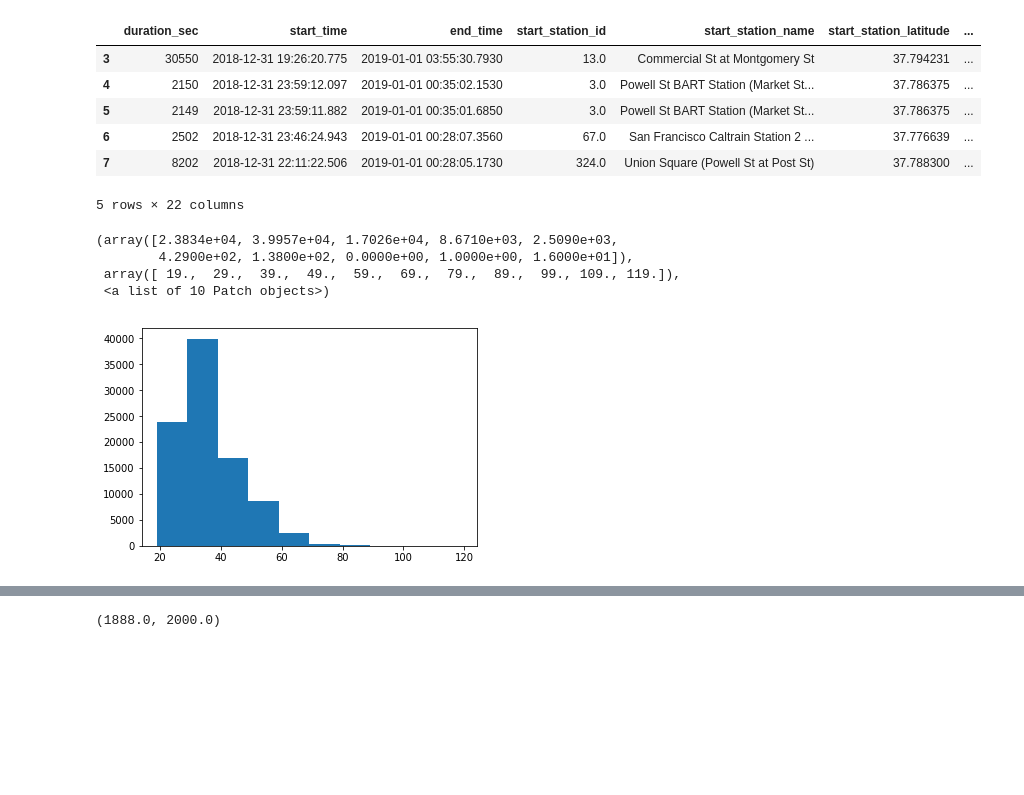
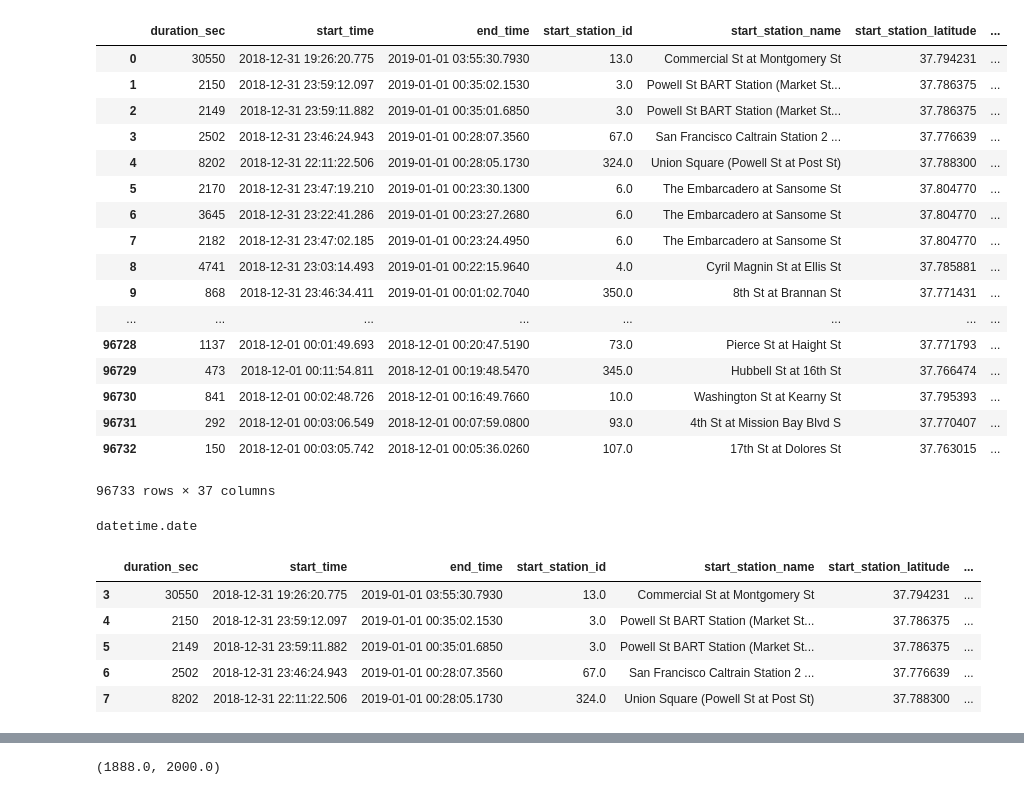
Before and after one commit to david-yang2/Capstone_Project, a Jupyter notebook: EDA.ipynb, the cells around one changed output, grey strips where cells are left out. Saved outputs shown, nothing was run; the diff lists cells and outputs as text; code cells hidden in the pictures; blank space fills up the shorter version.

Commit message:
merged dfs

```diff
--- a/EDA.ipynb
+++ b/EDA.ipynb
@@ -61,11 +94,0 @@ num_malfunctions(df)
-# %%
-sf = model_city(df,1)
-sf.head(5)
-# %% [output]
-|  | duration_sec | start_time | end_time | start_station_id | start_station_name | start_station_latitude | ... |
-| 3 | 30550 | 2018-12-31 19:26:20.775 | 2019-01-01 03:55:30.7930 | 13.0 | Commercial St at Montgomery St | 37.794231 | ... |
-| 4 | 2150 | 2018-12-31 23:59:12.097 | 2019-01-01 00:35:02.1530 | 3.0 | Powell St BART Station (Market St... | 37.786375 | ... |
-| 5 | 2149 | 2018-12-31 23:59:11.882 | 2019-01-01 00:35:01.6850 | 3.0 | Powell St BART Station (Market St... | 37.786375 | ... |
-| 6 | 2502 | 2018-12-31 23:46:24.943 | 2019-01-01 00:28:07.3560 | 67.0 | San Francisco Caltrain Station 2 ... | 37.776639 | ... |
-| 7 | 8202 | 2018-12-31 22:11:22.506 | 2019-01-01 00:28:05.1730 | 324.0 | Union Square (Powell St at Post St) | 37.788300 | ... |
-5 rows × 22 columns
@@ -75,8 +94,0 @@ sj = model_city(df,3)
-# %%
-plt.hist(sf.age)
-# %% [output]
-(array([2.3834e+04, 3.9957e+04, 1.7026e+04, 8.6710e+03, 2.5090e+03,
-        4.2900e+02, 1.3800e+02, 0.0000e+00, 1.0000e+00, 1.6000e+01]),
- array([ 19.,  29.,  39.,  49.,  59.,  69.,  79.,  89.,  99., 109., 119.]),
- <a list of 10 Patch objects>)
-[figure, removed]
@@ -82,0 +101,21 @@ plt.hist(sf.age)
+# %%
+pd.merge(sf,weather, on='date', how='left')
+# %% [output]
+|  | duration_sec | start_time | end_time | start_station_id | start_station_name | start_station_latitude | ... |
+| 0 | 30550 | 2018-12-31 19:26:20.775 | 2019-01-01 03:55:30.7930 | 13.0 | Commercial St at Montgomery St | 37.794231 | ... |
+| 1 | 2150 | 2018-12-31 23:59:12.097 | 2019-01-01 00:35:02.1530 | 3.0 | Powell St BART Station (Market St... | 37.786375 | ... |
+| 2 | 2149 | 2018-12-31 23:59:11.882 | 2019-01-01 00:35:01.6850 | 3.0 | Powell St BART Station (Market St... | 37.786375 | ... |
+| 3 | 2502 | 2018-12-31 23:46:24.943 | 2019-01-01 00:28:07.3560 | 67.0 | San Francisco Caltrain Station 2 ... | 37.776639 | ... |
+| 4 | 8202 | 2018-12-31 22:11:22.506 | 2019-01-01 00:28:05.1730 | 324.0 | Union Square (Powell St at Post St) | 37.788300 | ... |
+| 5 | 2170 | 2018-12-31 23:47:19.210 | 2019-01-01 00:23:30.1300 | 6.0 | The Embarcadero at Sansome St | 37.804770 | ... |
+| 6 | 3645 | 2018-12-31 23:22:41.286 | 2019-01-01 00:23:27.2680 | 6.0 | The Embarcadero at Sansome St | 37.804770 | ... |
+| 7 | 2182 | 2018-12-31 23:47:02.185 | 2019-01-01 00:23:24.4950 | 6.0 | The Embarcadero at Sansome St | 37.804770 | ... |
+| 8 | 4741 | 2018-12-31 23:03:14.493 | 2019-01-01 00:22:15.9640 | 4.0 | Cyril Magnin St at Ellis St | 37.785881 | ... |
+| 9 | 868 | 2018-12-31 23:46:34.411 | 2019-01-01 00:01:02.7040 | 350.0 | 8th St at Brannan St | 37.771431 | ... |
+| ... | ... | ... | ... | ... | ... | ... | ... |
+| 96728 | 1137 | 2018-12-01 00:01:49.693 | 2018-12-01 00:20:47.5190 | 73.0 | Pierce St at Haight St | 37.771793 | ... |
+| 96729 | 473 | 2018-12-01 00:11:54.811 | 2018-12-01 00:19:48.5470 | 345.0 | Hubbell St at 16th St | 37.766474 | ... |
+| 96730 | 841 | 2018-12-01 00:02:48.726 | 2018-12-01 00:16:49.7660 | 10.0 | Washington St at Kearny St | 37.795393 | ... |
+| 96731 | 292 | 2018-12-01 00:03:06.549 | 2018-12-01 00:07:59.0800 | 93.0 | 4th St at Mission Bay Blvd S | 37.770407 | ... |
+| 96732 | 150 | 2018-12-01 00:03:05.742 | 2018-12-01 00:05:36.0260 | 107.0 | 17th St at Dolores St | 37.763015 | ... |
+96733 rows × 37 columns
@@ -82,0 +125,4 @@ plt.hist(sf.age)
+# %%
+type(weather.date[0])
+# %% [output]
+datetime.date
@@ -82,0 +136,9 @@ plt.hist(sf.age)
+# %%
+sf.join(weather, )
+# %% [output]
+|  | duration_sec | start_time | end_time | start_station_id | start_station_name | start_station_latitude | ... |
+| 3 | 30550 | 2018-12-31 19:26:20.775 | 2019-01-01 03:55:30.7930 | 13.0 | Commercial St at Montgomery St | 37.794231 | ... |
+| 4 | 2150 | 2018-12-31 23:59:12.097 | 2019-01-01 00:35:02.1530 | 3.0 | Powell St BART Station (Market St... | 37.786375 | ... |
+| 5 | 2149 | 2018-12-31 23:59:11.882 | 2019-01-01 00:35:01.6850 | 3.0 | Powell St BART Station (Market St... | 37.786375 | ... |
+| 6 | 2502 | 2018-12-31 23:46:24.943 | 2019-01-01 00:28:07.3560 | 67.0 | San Francisco Caltrain Station 2 ... | 37.776639 | ... |
+| 7 | 8202 | 2018-12-31 22:11:22.506 | 2019-01-01 00:28:05.1730 | 324.0 | Union Square (Powell St at Post St) | 37.788300 | ... |
```
Also changed, not shown: parts of 31 cells of this notebook, 1 other file.
